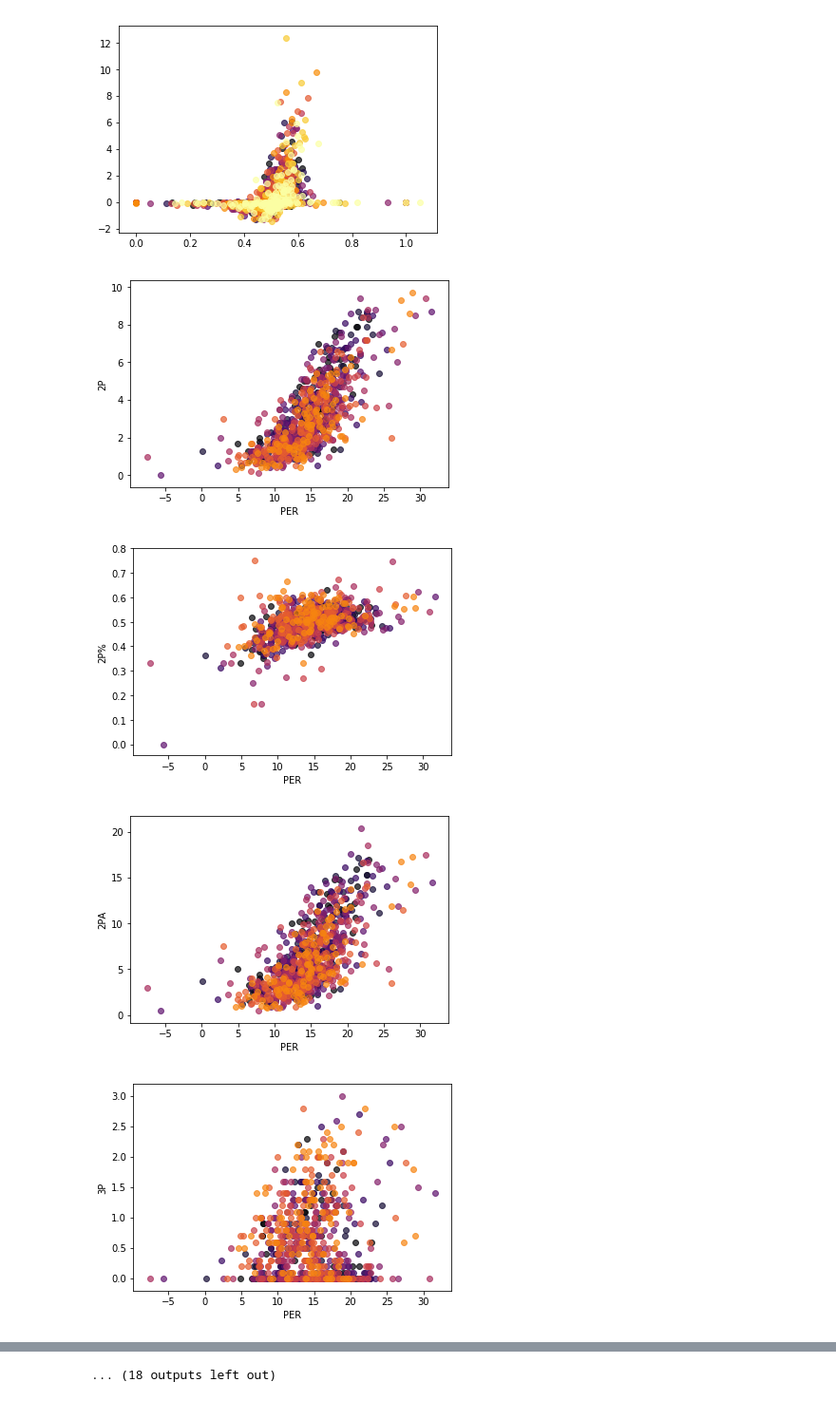
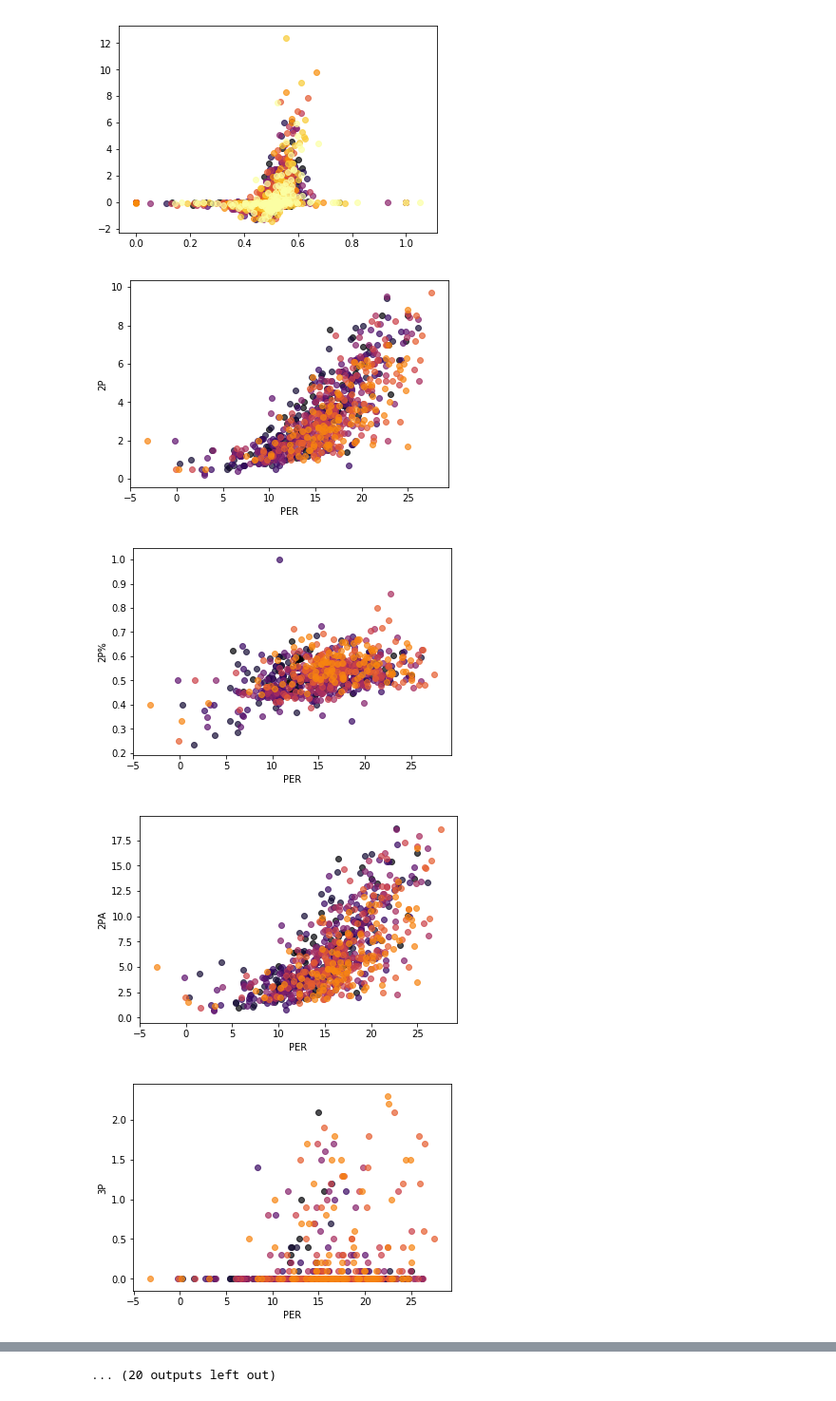
Before and after one commit to rohannramesh/Basketball_predictions, a Jupyter notebook: get_yearly_data.ipynb, the cells around one changed output, grey strips where cells are left out. Shown at 95% size. Drawn from its saved outputs; the diff is of its cells as text; code cells hidden in the pictures.

Commit message:
added new metrics to yearly stats

```diff
--- a/get_yearly_data.ipynb
+++ b/get_yearly_data.ipynb
@@ -212,30 +212,33 @@ for curr_year in range(2010,2019):
     Yearly_df[str(curr_year)]['3P/FG'] = FG_fraction_3
     Yearly_df[str(curr_year)]['2P/PS'] = Scoring_fraction_2
     Yearly_df[str(curr_year)]['3P/PS'] = Scoring_fraction_3
+    Yearly_df[str(curr_year)]['3PA/FGA'] = Yearly_df[str(curr_year)]['3PA']/Yearly_df[str(curr_year)]['FGA']
+    Yearly_df[str(curr_year)]['2PA/FGA'] = Yearly_df[str(curr_year)]['2PA']/Yearly_df[str(curr_year)]['FGA']
 # %%
 # plt.hist(Yearly_df['2018'][['3PA']],bins=15)
 cm = plt.get_cmap('inferno',len(range(2010,2019))+3)
 # lets get all headers that are numeric
 curr_header = list(Yearly_df['2018'])
 curr_adv_header = list(Yearly_df_adv['2018'])
 numeric_headers = [list(Yearly_df['2018'])[i] for i
                    in range(0,len(curr_header)) if isfloat(Yearly_df['2018'].iloc[0,i])]
 stat_plot_against = 'PER'
 for curr_stat in numeric_headers:
     cidx = 0
     for curr_year in range(2010,2019):
-        idx = (Yearly_df[str(curr_year)]['Pos'] == 'PF') & (Yearly_df[str(curr_year)]['MP'] > 10)
+        idx = (Yearly_df[str(curr_year)]['Pos'] == 'C') & (Yearly_df[str(curr_year)]['MP'] > 10)
+#         idx = (Yearly_df[str(curr_year)]['MP'] > 10)
         curr_vec = Yearly_df[str(curr_year)][curr_stat][idx]
         curr_vec2 = Yearly_df_adv[str(curr_year)][stat_plot_against][idx]
 #         plt.hist(curr_vec,bins=20,color=cm.colors[cidx])
 #         plt.xlabel(curr_stat)
         plt.scatter(curr_vec2,curr_vec,c=cm.colors[cidx],alpha=0.7)
         plt.xlabel(stat_plot_against)
         plt.ylabel(curr_stat)
         cidx+=1
     plt.show()
 # %% [output]
-[figure, old version]
+[figure, new version]
-[figure, old version]
+[figure, new version]
-[figure, old version]
+[figure, new version]
-[figure, old version]
+[figure, new version]
@@ -250 +253 @@ for curr_stat in numeric_headers:
-... (18 outputs left out)
+... (20 outputs left out)
```
Also changed, not shown: parts of 3 cells of this notebook.
